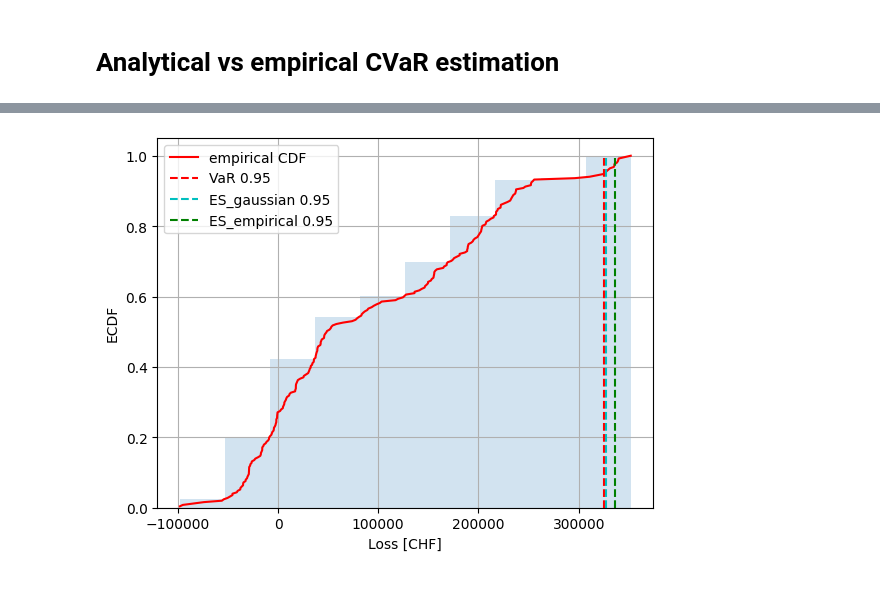
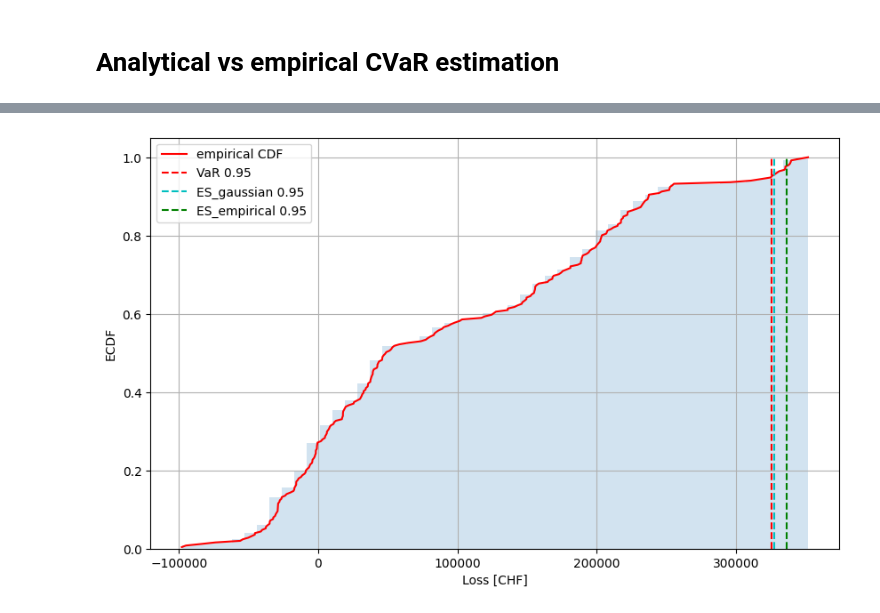
Before and after one commit to supsi-dacd-isaac/TeachDecisionMakingUncertainty, a Jupyter notebook: L06/CVaR_portfolio_optim_example.ipynb, the cells around one changed output, grey strips where cells are left out. Drawn from its saved outputs; the diff is of its cells as text; code cells hidden in the pictures.

```diff
--- a/L06/CVaR_portfolio_optim_example.ipynb
+++ b/L06/CVaR_portfolio_optim_example.ipynb
@@ -48,10 +73,12 @@ import matplotlib.pyplot as plt
 # %%
-# Download the data
+# 1 Download the data
+Stock_names= ['AMZN', 'TSLA', 'AAPL']
+
 amzn = yf.download('AMZN', '2023-11-30', '2024-11-30')
 tsla = yf.download('TSLA', '2023-11-30', '2024-11-30')
 aapl = yf.download('AAPL', '2023-11-30', '2024-11-30')
 
-# Extract only closing prices
+# 2 Extract only closing prices
 amzn_close = amzn['Close']
 tsla_close = tsla['Close']
 aapl_close = aapl['Close']
@@ -60,9 +87,10 @@ aapl_close = aapl['Close']
 df = pd.concat([amzn_close, tsla_close, aapl_close], axis=1)
 df.columns = ['AMZN', 'TSLA', 'AAPL']
 
-# Compute the returns as percentage of change
+# 3. Compute the returns as percentage of change
 df['R1'] = -df['AMZN'].pct_change(fill_method=None)
 df['R2'] = -df['TSLA'].pct_change(fill_method=None)
 df['R3'] = -df['AAPL'].pct_change(fill_method=None)
 
-df.head(1000)
+df_copy_raw = df.copy()
+# df.head(1000)
@@ -87,8 +97,10 @@ df.head(1000)
 # %%
-# Construct the portfolio returns column as a weighted sum of individual asset returns and weights
+df = df_copy_raw.copy() # copy the initial raw data
+
+# 4. Construct the portfolio returns column as a weighted sum of individual asset returns and weights
 w = np.array([0.4, 0.3, 0.3])
 df['Rp'] = (df[['R1', 'R2', 'R3']] * w).sum(axis=1)
-df = df.drop(df.index[0])
+df = df.drop(df.index[0]) # remove first NaNs
 
 # Add the Portfolio column with an initial value of 1,000,000 CHF
 W = 1000000
@@ -96,4 +108,4 @@ df['Portfolio'] = W * (1 + df['Rp']).cumprod()
 
 # Compute losses and add as a column to df
 df['L'] = W - df['Portfolio']  # computed as initial investment - portfolio value
-df[['Portfolio', 'Rp', 'L']].head(1000)
+# df[['Portfolio', 'Rp', 'L']].head(1000)
@@ -154,19 +173,21 @@ Expected Shortfall (empirical) is: 336512.56
 # %%
 #@title visualize cdf of the loss function, VaR and ES for the base case
 import matplotlib.pyplot as plt
 
 Loss_base = df['L'].copy()
-Loss_base.hist(density=True, cumulative=True, alpha=0.2) # show cdf of daily losses
 loss, ecdf = ecdf_data(Loss_base)
+
+# add vertical lines for the VaR, Expected Shortfall (parametric and empirical)
+plt.figure(figsize=(10, 6))
+Loss_base.hist(bins=50, density=True, cumulative=True, alpha=0.2) # show cdf of daily losses
 plt.plot(loss, ecdf, 'r', label='empirical CDF')
-# add vertical lines for the VaR, Expected Shortfall (parametric and empirical)
 plt.vlines(VaR_level_w0, 0, 1, colors='r', linestyles='dashed', label=f'VaR {1-alpha}')
 plt.vlines(ES_analytic_w0, 0, 1, colors='c', linestyles='--', label=f'ES_gaussian {1-alpha}')
 plt.vlines(ES_empirical_w0, 0, 1, colors='g', linestyles='dashed', label=f'ES_empirical {1-alpha}')
 
 plt.xlabel('Loss [CHF]')
 plt.ylabel('ECDF')
 plt.legend()
 plt.show()
 # %% [output]
-[figure, old version]
+[figure, new version]
```
Also changed, not shown: parts of 22 cells of this notebook.
